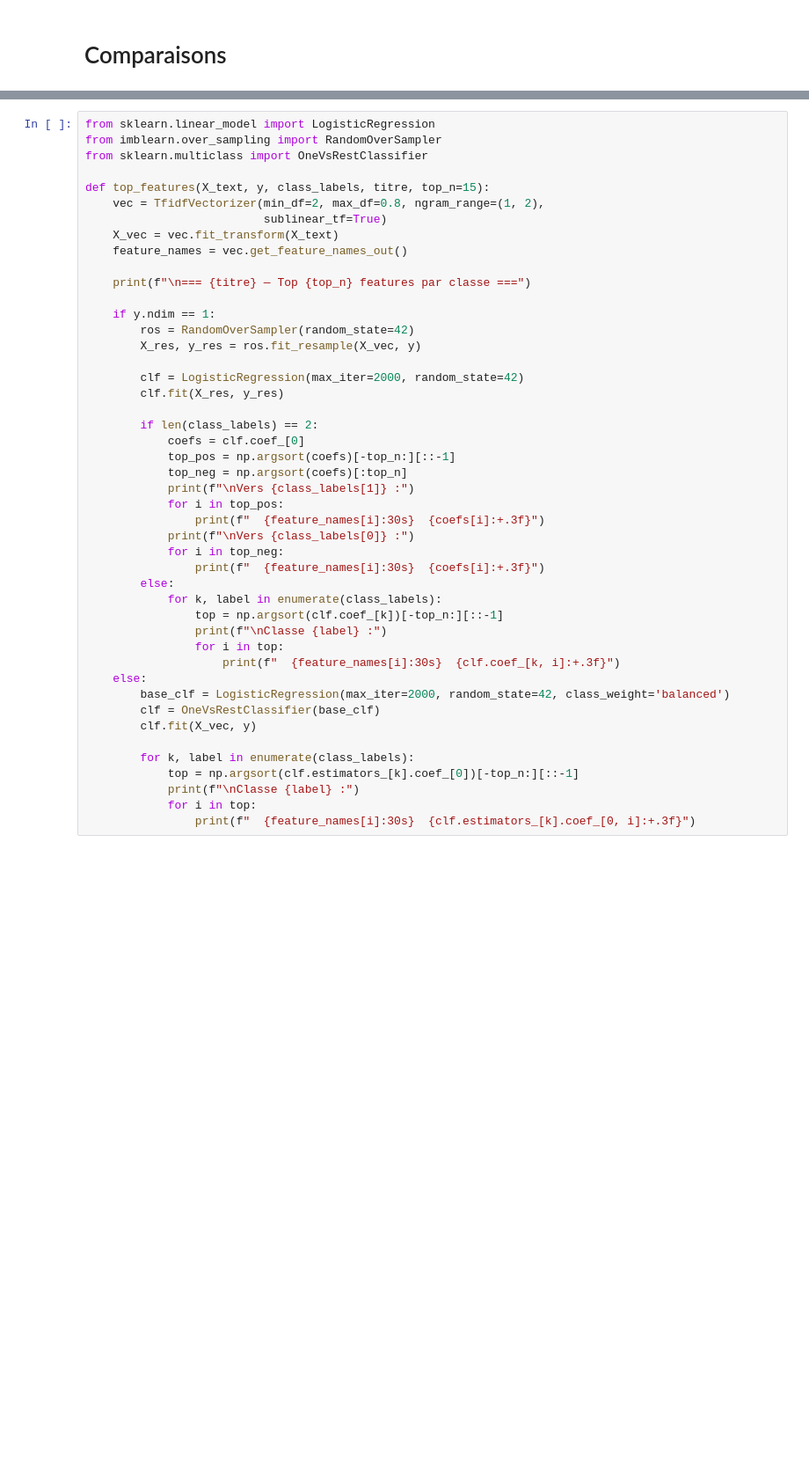
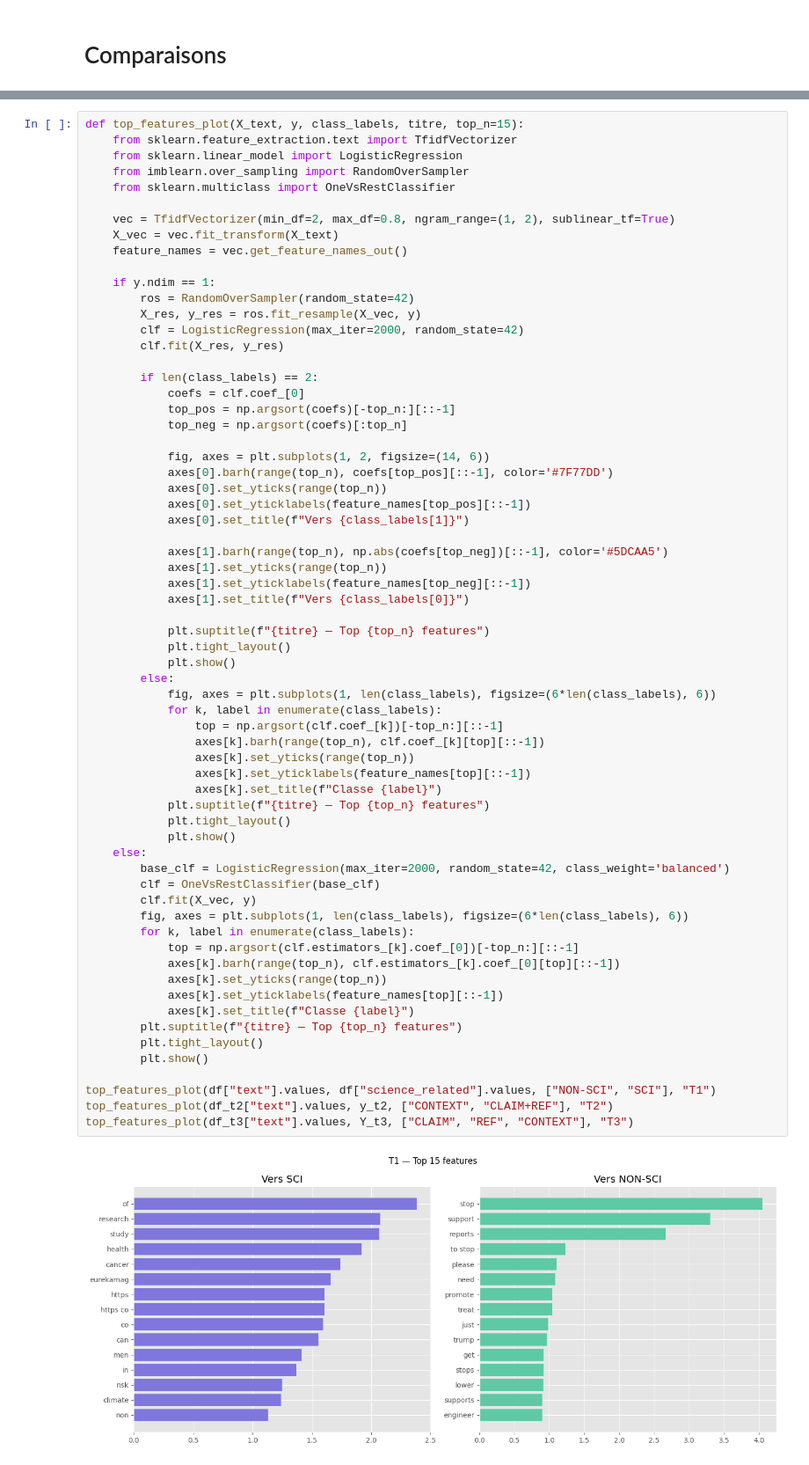
Before and after one commit to PioBasile/Classification-tweet-scientifique, a Jupyter notebook: ClassificationTweetScientique.ipynb, the cells around one changed output, grey strips where cells are left out. Shown at 88% size. Cells and saved outputs as stored; diff of their text form; blank space fills up the shorter version.

```diff
--- a/ClassificationTweetScientique.ipynb
+++ b/ClassificationTweetScientique.ipynb
@@ -1046,46 +1062,67 @@ Subset accuracy (exact) : 0.509
 # %%
-from sklearn.linear_model import LogisticRegression
-from imblearn.over_sampling import RandomOverSampler
-from sklearn.multiclass import OneVsRestClassifier
+def top_features_plot(X_text, y, class_labels, titre, top_n=15):
+    from sklearn.feature_extraction.text import TfidfVectorizer
+    from sklearn.linear_model import LogisticRegression
+    from imblearn.over_sampling import RandomOverSampler
+    from sklearn.multiclass import OneVsRestClassifier
 
-def top_features(X_text, y, class_labels, titre, top_n=15):
-    vec = TfidfVectorizer(min_df=2, max_df=0.8, ngram_range=(1, 2),
-                          sublinear_tf=True)
+    vec = TfidfVectorizer(min_df=2, max_df=0.8, ngram_range=(1, 2), sublinear_tf=True)
     X_vec = vec.fit_transform(X_text)
     feature_names = vec.get_feature_names_out()
-
-    print(f"\n=== {titre} — Top {top_n} features par classe ===")
 
     if y.ndim == 1:
         ros = RandomOverSampler(random_state=42)
         X_res, y_res = ros.fit_resample(X_vec, y)
-
         clf = LogisticRegression(max_iter=2000, random_state=42)
         clf.fit(X_res, y_res)
 
         if len(class_labels) == 2:
             coefs = clf.coef_[0]
             top_pos = np.argsort(coefs)[-top_n:][::-1]
             top_neg = np.argsort(coefs)[:top_n]
-            print(f"\nVers {class_labels[1]} :")
-            for i in top_pos:
-                print(f"  {feature_names[i]:30s}  {coefs[i]:+.3f}")
-            print(f"\nVers {class_labels[0]} :")
-            for i in top_neg:
-                print(f"  {feature_names[i]:30s}  {coefs[i]:+.3f}")
+
+            fig, axes = plt.subplots(1, 2, figsize=(14, 6))
+            axes[0].barh(range(top_n), coefs[top_pos][::-1], color='#7F77DD')
+            axes[0].set_yticks(range(top_n))
+            axes[0].set_yticklabels(feature_names[top_pos][::-1])
+            axes[0].set_title(f"Vers {class_labels[1]}")
+
+            axes[1].barh(range(top_n), np.abs(coefs[top_neg])[::-1], color='#5DCAA5')
+            axes[1].set_yticks(range(top_n))
+            axes[1].set_yticklabels(feature_names[top_neg][::-1])
+            axes[1].set_title(f"Vers {class_labels[0]}")
+
+            plt.suptitle(f"{titre} — Top {top_n} features")
+            plt.tight_layout()
+            plt.show()
         else:
+            fig, axes = plt.subplots(1, len(class_labels), figsize=(6*len(class_labels), 6))
             for k, label in enumerate(class_labels):
                 top = np.argsort(clf.coef_[k])[-top_n:][::-1]
-                print(f"\nClasse {label} :")
-                for i in top:
-                    print(f"  {feature_names[i]:30s}  {clf.coef_[k, i]:+.3f}")
+                axes[k].barh(range(top_n), clf.coef_[k][top][::-1])
+                axes[k].set_yticks(range(top_n))
+                axes[k].set_yticklabels(feature_names[top][::-1])
+                axes[k].set_title(f"Classe {label}")
+            plt.suptitle(f"{titre} — Top {top_n} features")
+            plt.tight_layout()
+            plt.show()
     else:
         base_clf = LogisticRegression(max_iter=2000, random_state=42, class_weight='balanced')
         clf = OneVsRestClassifier(base_clf)
         clf.fit(X_vec, y)
-
+        fig, axes = plt.subplots(1, len(class_labels), figsize=(6*len(class_labels), 6))
         for k, label in enumerate(class_labels):
             top = np.argsort(clf.estimators_[k].coef_[0])[-top_n:][::-1]
-            print(f"\nClasse {label} :")
-            for i in top:
-                print(f"  {feature_names[i]:30s}  {clf.estimators_[k].coef_[0, i]:+.3f}")
+            axes[k].barh(range(top_n), clf.estimators_[k].coef_[0][top][::-1])
+            axes[k].set_yticks(range(top_n))
+            axes[k].set_yticklabels(feature_names[top][::-1])
+            axes[k].set_title(f"Classe {label}")
+        plt.suptitle(f"{titre} — Top {top_n} features")
+        plt.tight_layout()
+        plt.show()
+
+top_features_plot(df["text"].values, df["science_related"].values, ["NON-SCI", "SCI"], "T1")
+top_features_plot(df_t2["text"].values, y_t2, ["CONTEXT", "CLAIM+REF"], "T2")
+top_features_plot(df_t3["text"].values, Y_t3, ["CLAIM", "REF", "CONTEXT"], "T3")
+# %% [output]
+[figure, added]
```
Also changed, not shown: parts of 21 cells of this notebook.
